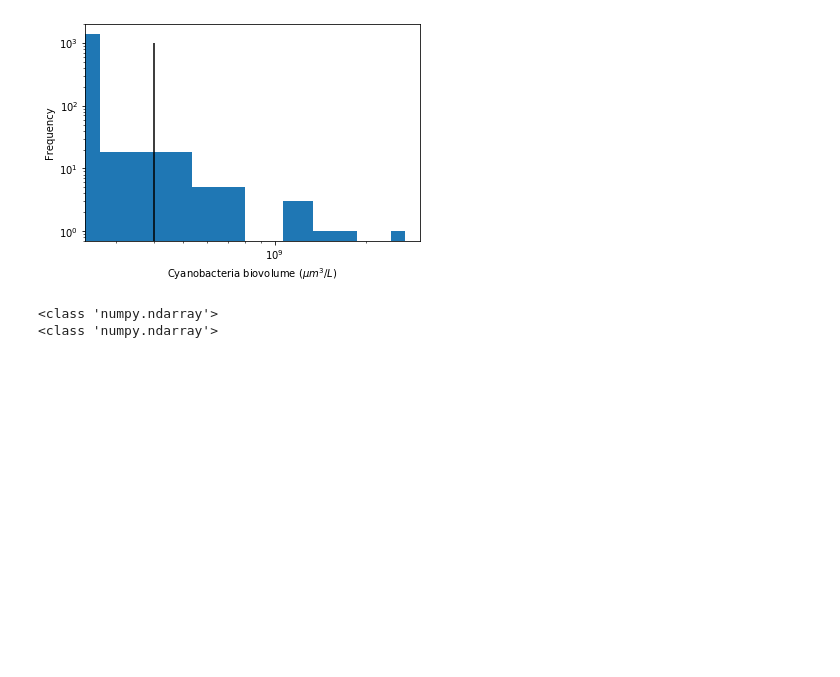
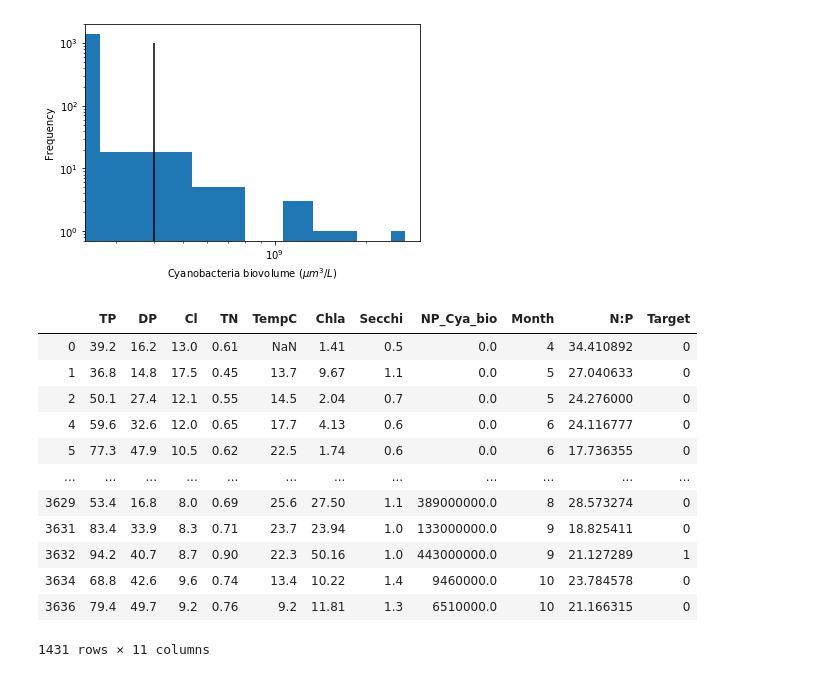
Before and after one commit to timolary/cyanobac-ml, a Jupyter notebook: Cyanobacteria.ipynb, the cells around one changed output. Saved outputs shown, nothing was run; the diff lists cells and outputs as text; code cells hidden in the pictures; blank space fills up the shorter version.

```diff
--- a/Cyanobacteria.ipynb
+++ b/Cyanobacteria.ipynb
@@ -75,29 +78,31 @@ Text(0, 0.5, 'Frequency')
 [figure]
 # %%
 #Create cleaned dataframe, ds2:
-ds2 = ds1.drop(['StationID', 'Station', 'Date', 'Time', 'Stratum', 'Depth'], axis=1)
+ds2 = ds1.drop(['StationID', 'Station', 'Date', 'Time', 'Stratum', 'Depth', 'target'], axis=1)
 
 #Use regex to remove 'H's and 'J's
 ds2['Month'] = ds1['Date'].astype(str).str.extract('(\d\d)').astype(int) # This is just the month number
 ds2['TP'] = ds1['TP'].astype(str).str.extract('([-+]?\d*\.\d+|\d+)').astype(float)
 ds2['DP'] = ds1['DP'].astype(str).str.extract('([-+]?\d*\.\d+|\d+)').astype(float)
 ds2['Cl'] = ds1['Cl'].astype(str).str.extract('([-+]?\d*\.\d+|\d+)').astype(float)
 ds2['TN'] = ds1['TN'].astype(str).str.extract('([-+]?\d*\.\d+|\d+)').astype(float)
 ds2['TempC'] = ds1['TempC'].astype(str).str.extract('([-+]?\d*\.\d+|\d+)').astype(float)
 ds2['Chla'] = ds1['Chla'].astype(str).str.extract('([-+]?\d*\.\d+|\d+)').astype(float)
 ds2['Secchi'] = ds1['Secchi'].astype(str).str.extract('([-+]?\d*\.\d+|\d+)').astype(float)
 ds2['N:P'] = ((ds2['TN']*1e-3)/14.007)/((ds2['TP']*1e-6)/30.974) #for TN in ds2['TN'] for TP in ds2['TP']]
-
-#Drop cyanobac biovolumes
-ds2 = ds2.drop(['NP_Cya_bio'], axis=1)
-
-#Assign X and y
-X = np.array(ds2.drop(['target'], axis=1))
-y = np.array(ds2['target'])
-
-#print((ds2))
-print(type(X))
-print(type(y))
+ds2['Target'] = [1 if x >= 4e8 else 0 for x in ds1['NP_Cya_bio']]
+ds2
 # %% [output]
+|  | TP | DP | Cl | TN | TempC | Chla | Secchi | NP_Cya_bio | Month | N:P | Target |
+| 0 | 39.2 | 16.2 | 13.0 | 0.61 | NaN | 1.41 | 0.5 | 0.0 | 4 | 34.410892 | 0 |
+| 1 | 36.8 | 14.8 | 17.5 | 0.45 | 13.7 | 9.67 | 1.1 | 0.0 | 5 | 27.040633 | 0 |
+| 2 | 50.1 | 27.4 | 12.1 | 0.55 | 14.5 | 2.04 | 0.7 | 0.0 | 5 | 24.276000 | 0 |
+| 4 | 59.6 | 32.6 | 12.0 | 0.65 | 17.7 | 4.13 | 0.6 | 0.0 | 6 | 24.116777 | 0 |
+| 5 | 77.3 | 47.9 | 10.5 | 0.62 | 22.5 | 1.74 | 0.6 | 0.0 | 6 | 17.736355 | 0 |
+| ... | ... | ... | ... | ... | ... | ... | ... | ... | ... | ... | ... |
+| 3629 | 53.4 | 16.8 | 8.0 | 0.69 | 25.6 | 27.50 | 1.1 | 389000000.0 | 8 | 28.573274 | 0 |
+| 3631 | 83.4 | 33.9 | 8.3 | 0.71 | 23.7 | 23.94 | 1.0 | 133000000.0 | 9 | 18.825411 | 0 |
+| 3632 | 94.2 | 40.7 | 8.7 | 0.90 | 22.3 | 50.16 | 1.0 | 443000000.0 | 9 | 21.127289 | 1 |
+| 3634 | 68.8 | 42.6 | 9.6 | 0.74 | 13.4 | 10.22 | 1.4 | 9460000.0 | 10 | 23.784578 | 0 |
+| 3636 | 79.4 | 49.7 | 9.2 | 0.76 | 9.2 | 11.81 | 1.3 | 6510000.0 | 10 | 21.166315 | 0 |
-<class 'numpy.ndarray'>
-<class 'numpy.ndarray'>
+1431 rows × 11 columns
```
Also changed, not shown: parts of 4 cells of this notebook.
